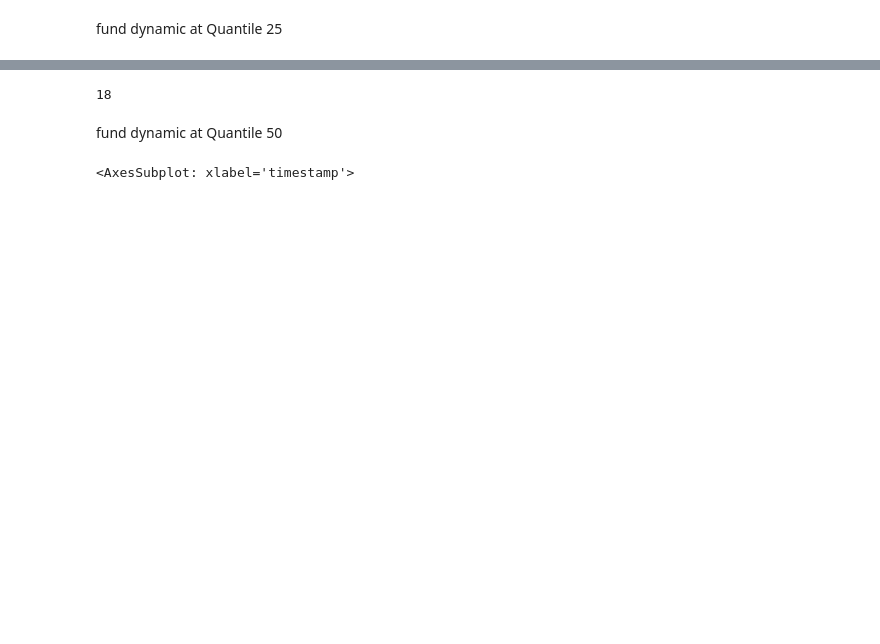
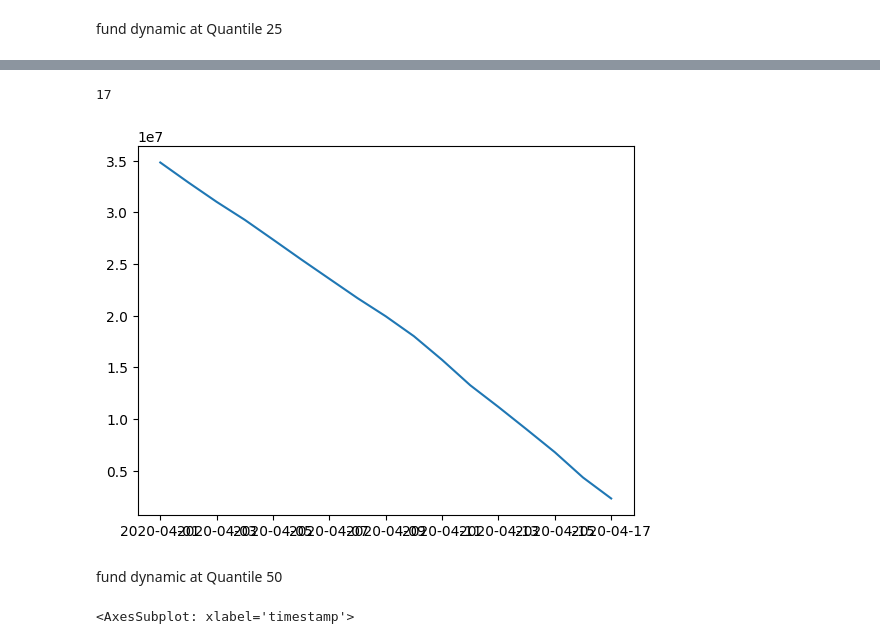
Before and after one commit to immortal16/OpenDeltaDeliverables, a Jupyter notebook: 2_2_simulations.ipynb, the cells around one changed output, grey strips where cells are left out. Cells and saved outputs as stored; diff of their text form; code cells hidden in the pictures; blank space fills up the shorter version.

Commit message:
added plots

```diff
--- a/2_2_simulations.ipynb
+++ b/2_2_simulations.ipynb
@@ -183,16 +183,24 @@ simulated_25_profit.plot()
 # %%
 start_at = fund_data_25['Pos Size 1'][0]
+
+fund_cap = [start_at]
 
 days_till_zero = 0
 for pnl in simulated_25_profit:
     start_at += pnl
+    fund_cap.append(start_at)
     days_till_zero += 1
     if start_at <= 0:
         break
 
 days_till_zero
 # %% [output]
-18
+17
+# %%
+plt.plot(simulated_25_profit.index[:days_till_zero], fund_cap[:days_till_zero])
+plt.show()
+# %% [output]
+[figure, added]
 # %% [markdown]
 fund dynamic at Quantile 50
 # %%
```
Also changed, not shown: parts of 12 cells of this notebook.
